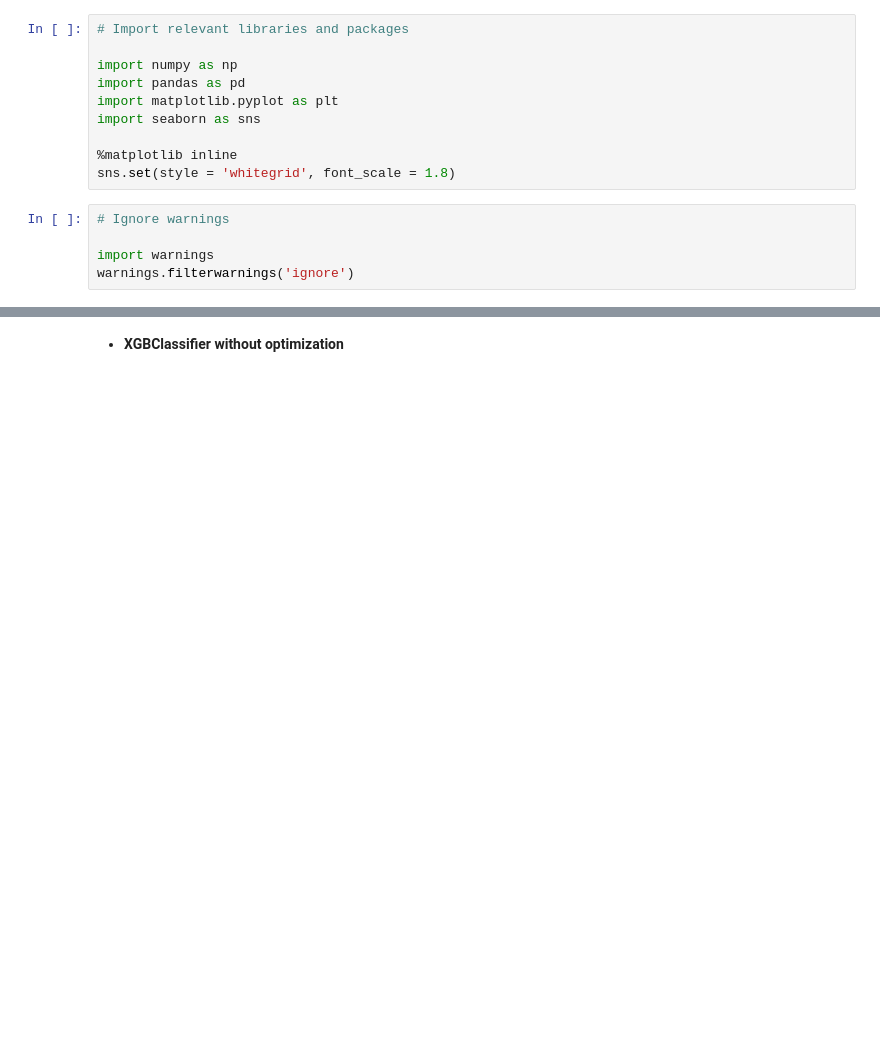
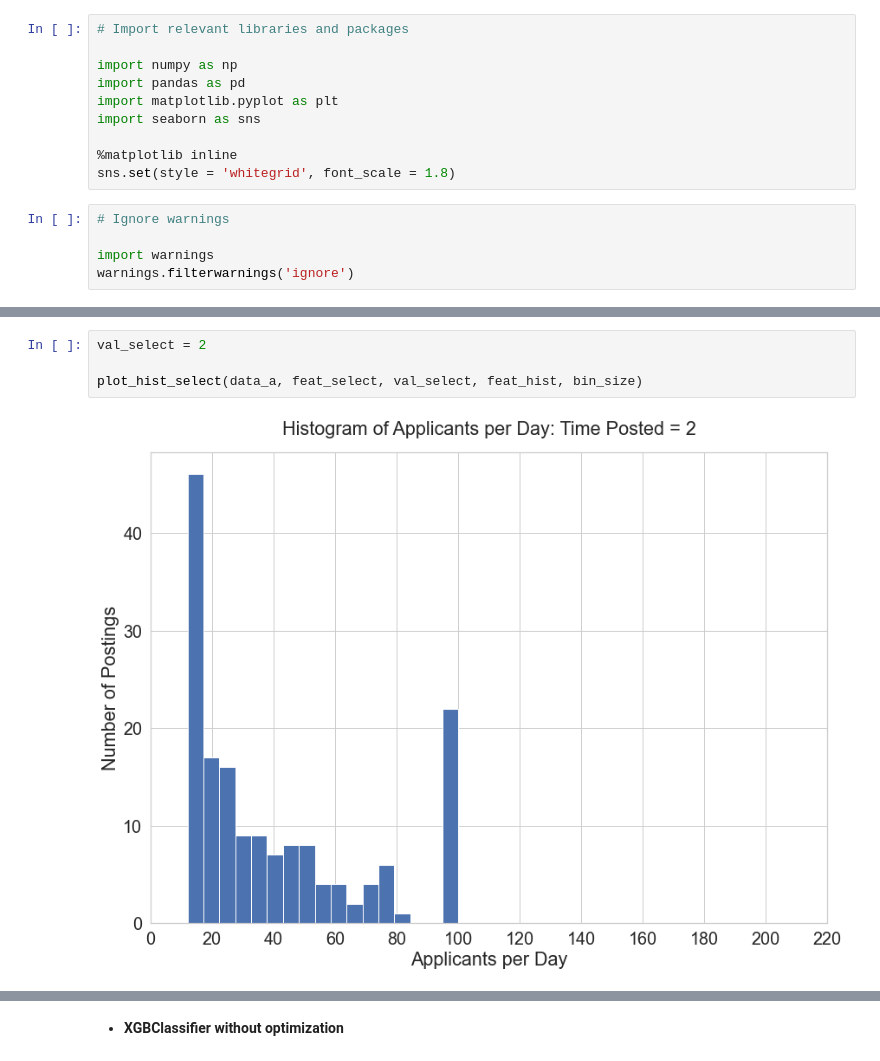
Before and after one commit to marin-stoytchev/Springboard-projects, a Jupyter notebook: CapstoneProject_3/capstone_project3_model.ipynb, the cells around one changed output, grey strips where cells are left out. Drawn from its saved outputs; the diff is of its cells as text; blank space fills up the shorter version.

```diff
--- a/CapstoneProject_3/capstone_project3_model.ipynb
+++ b/CapstoneProject_3/capstone_project3_model.ipynb
@@ -356,0 +212,6 @@ X_train, X_test, y_train, y_test = train_test_split(X, y, test_size = 0.20, rand
+# %%
+val_select = 2
+
+plot_hist_select(data_a, feat_select, val_select, feat_hist, bin_size)
+# %% [output]
+[figure, added]
```
Also changed, not shown: parts of 362 cells of this notebook.
